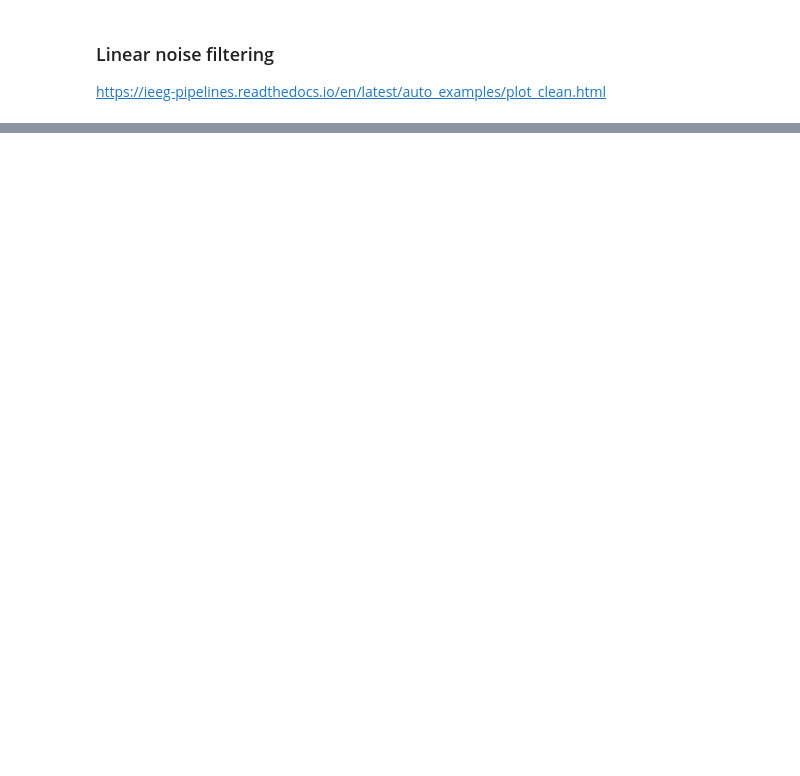
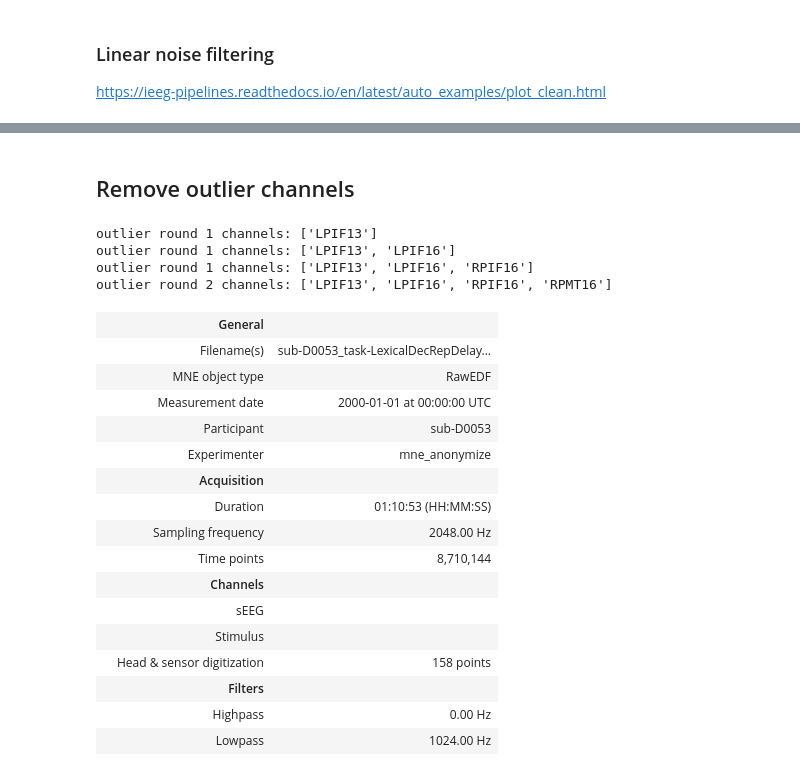
Before and after one commit to Baishenliang/coganlab_ieeg, a Jupyter notebook: step1_linenoisefilt.ipynb, the cells around one changed output, grey strips where cells are left out. Cells and saved outputs as stored; diff of their text form; code cells hidden in the pictures; blank space fills up the shorter version.

Commit message:
Add outlier and eeg channels removal scripts

```diff
--- a/step1_linenoisefilt.ipynb
+++ b/step1_linenoisefilt.ipynb
@@ -10,9 +10,9 @@ LAB_root = os.path.join(HOME, "Box", "CoganLab")
 layout = get_data("LexicalDecRepDelay", root=LAB_root)
 subjects = layout.get(return_type="id", target="subject")
 # %%
-subject = subjects[2]
+subject = subjects[0]
 # subject_Tag = 'D107B'
-subject_Tag = 'D101'
+# subject_Tag = 'D0070'
 # %%
 raw = raw_from_layout(layout, subject=subject, preload=True, extension='.edf')
 print(subjects)
@@ -180,0 +46,2 @@ Wrote C:\Users\bl314\Box\CoganLab\BIDS-1.0_LexicalDecRepDelay\BIDS\derivatives\c
+# %%
+raw = raw_from_layout(layout.derivatives['derivatives/clean'], subject=subject, desc='clean',extension='.edf',preload=True)
@@ -180,0 +110,31 @@ Wrote C:\Users\bl314\Box\CoganLab\BIDS-1.0_LexicalDecRepDelay\BIDS\derivatives\c
+# %% [markdown]
+## Remove outlier channels
+# %%
+from ieeg.navigate import channel_outlier_marker
+# mark channel outliers as bad
+raw.info['bads'] = channel_outlier_marker(raw, 3, 2)
+# Exclude bad channels
+raw.drop_channels(raw.info['bads'])
+#raw.load_data()
+# %% [output]
+outlier round 1 channels: ['LPIF13']
+outlier round 1 channels: ['LPIF13', 'LPIF16']
+outlier round 1 channels: ['LPIF13', 'LPIF16', 'RPIF16']
+outlier round 2 channels: ['LPIF13', 'LPIF16', 'RPIF16', 'RPMT16']
+|  | General |  |
+|  | Filename(s) | sub-D0053_task-LexicalDecRepDelay... |
+|  | MNE object type | RawEDF |
+|  | Measurement date | 2000-01-01 at 00:00:00 UTC |
+|  | Participant | sub-D0053 |
+|  | Experimenter | mne_anonymize |
+|  | Acquisition |  |
+|  | Duration | 01:10:53 (HH:MM:SS) |
+|  | Sampling frequency | 2048.00 Hz |
+|  | Time points | 8,710,144 |
+|  | Channels |  |
+|  | sEEG |  |
+|  | Stimulus |  |
+|  | Head & sensor digitization | 158 points |
+|  | Filters |  |
+|  | Highpass | 0.00 Hz |
+|  | Lowpass | 1024.00 Hz |
```
Also changed, not shown: parts of 7 cells of this notebook, 1 other file.
